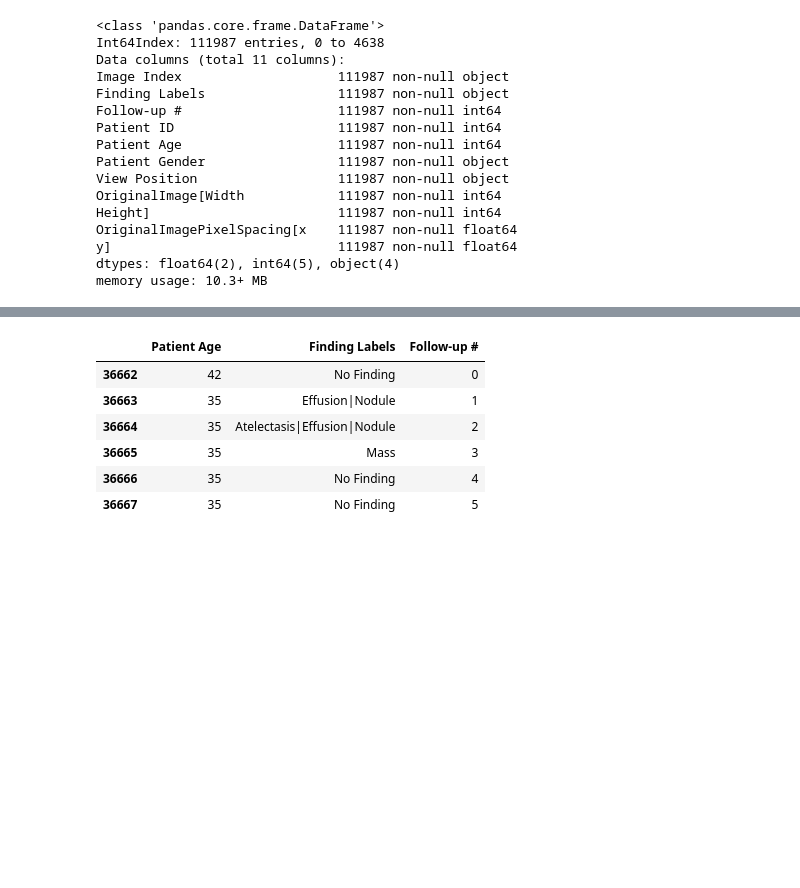
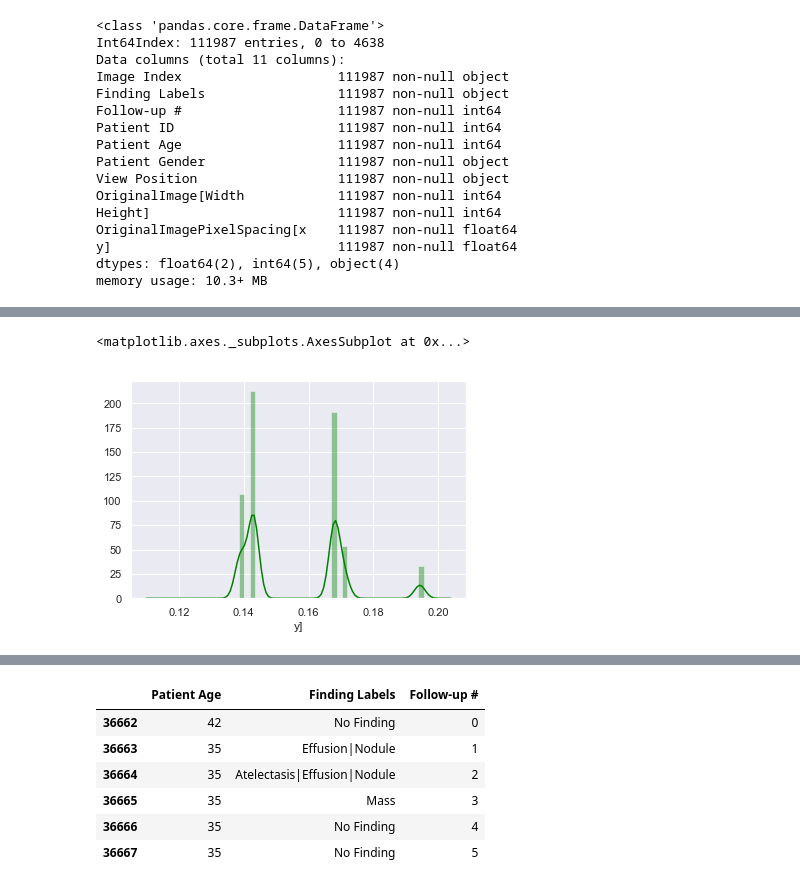
Before and after one commit to Ovishake/NIHChestX-Ray-Data-Visualization, a Jupyter notebook: Untitled7.ipynb, the cells around one changed output, grey strips where cells are left out. Saved outputs shown, nothing was run; the diff lists cells and outputs as text; code cells hidden in the pictures; blank space fills up the shorter version.

```diff
--- a/Untitled7.ipynb
+++ b/Untitled7.ipynb
@@ -56 +83,6 @@ Name: OriginalImagePixelSpacing[x, dtype: float64
+# %%
+sns.distplot(whole['y]'], color='green')
+# %% [output]
+<matplotlib.axes._subplots.AxesSubplot at 0x...>
+[figure, added]
 # %%
```
Also changed, not shown: parts of 5 cells of this notebook.
